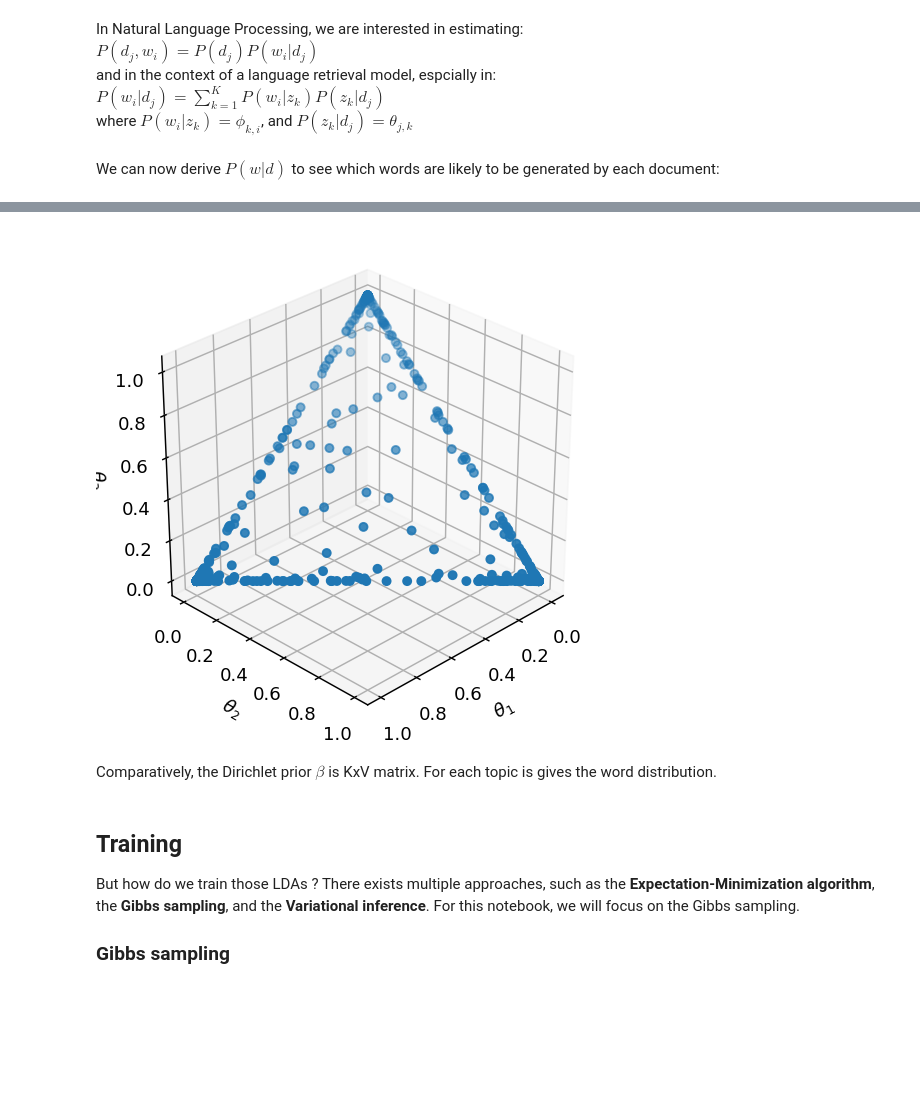
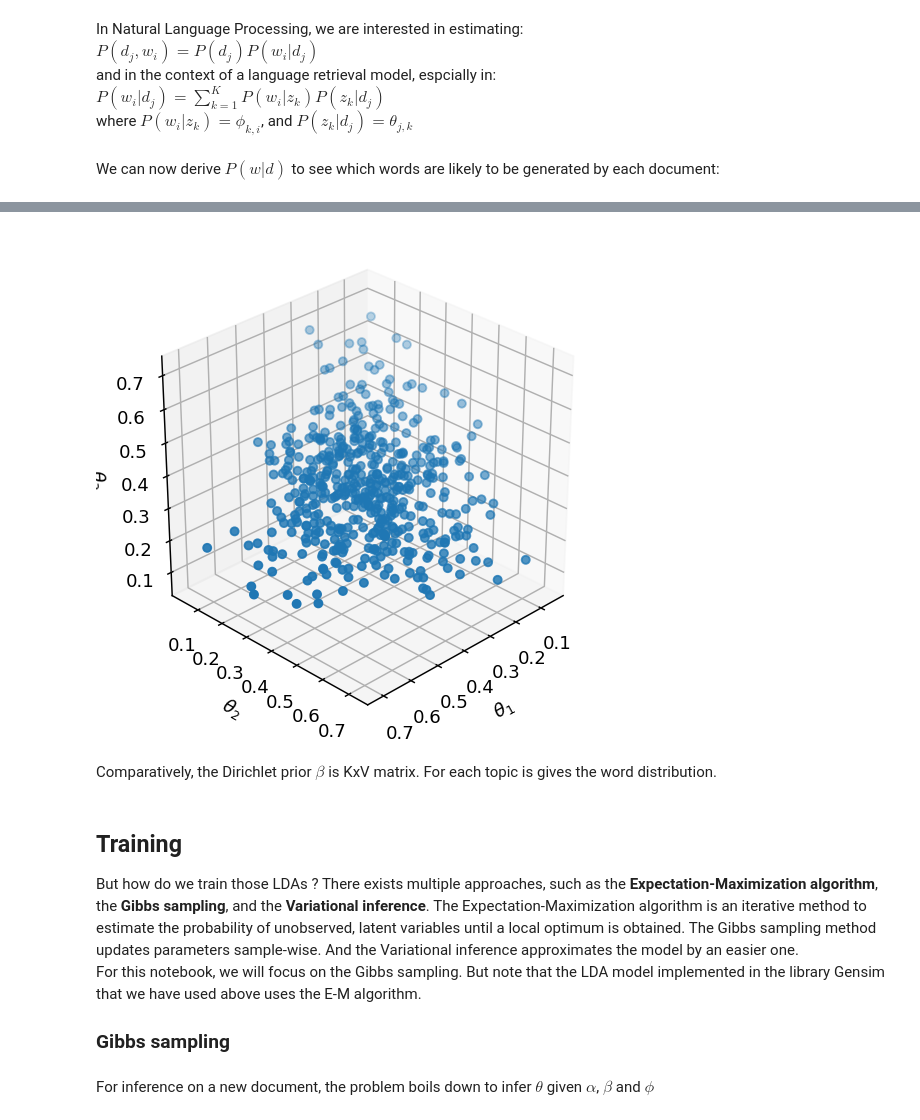
Before and after one commit to DamDRAIME/IR---Latent-Dirichlet-Allocation, a Jupyter notebook: Latent Dirichlet Allocation.ipynb, the cells around one changed output, grey strips where cells are left out. Cells and saved outputs as stored; diff of their text form; code cells hidden in the pictures; blank space fills up the shorter version.

Commit message:
more details on the Dirichlet priors + review

```diff
--- a/Latent Dirichlet Allocation.ipynb
+++ b/Latent Dirichlet Allocation.ipynb
@@ -53,6 +59,8 @@ Those topics are represented by a distribution of words. Let's have a look at th
 # %%
 from gensim.corpora.dictionary import Dictionary
 from gensim.models import LdaModel
+
+k = 2 #Parameter defining the number of topics we would like to discover
 
 corpus = [
              ['river','bank','river','stream','river','stream'], #Document 1
@@ -65,7 +73,7 @@ corpus = [
 vocabulary = Dictionary(corpus)
 corpus_bow = [vocabulary.doc2bow(document) for document in corpus]
 
-lda = LdaModel(corpus_bow, id2word = vocabulary, num_topics=2)
+lda = LdaModel(corpus_bow, id2word = vocabulary, num_topics = k)
 for topic_idx, desc in lda.print_topics():
     print('Topic #{} \n    \--> description: {}\n'.format(topic_idx, desc))
 # %% [output]
@@ -158,21 +176,24 @@ from mpl_toolkits.mplot3d import Axes3D
 # %%
 def dirichlet(alpha1,alpha2,alpha3):
     theta = np.random.dirichlet([alpha1,alpha2,alpha3],500)
     fig = plt.figure(figsize=(5, 5), dpi=130)
     ax = plt.gca(projection='3d')
     ax.scatter(theta[:, 0], theta[:, 1], theta[:, 2])
     ax.view_init(azim=45)
     ax.set_xlabel(r'$\theta_1$')
     ax.set_ylabel(r'$\theta_2$')
     ax.set_zlabel(r'$\theta_3$')
     plt.show()
 
-dirichlet(0.1,0.1,0.1) # Adjust the parameters here
+dirichlet(5,5,5) # Adjust the parameters here
 # %% [output]
-[figure, old version]
+[figure, new version]
 # %% [markdown]
 Comparatively, the Dirichlet prior $\beta$ is KxV matrix. For each topic is gives the word distribution.
 # %% [markdown]
 ## Training
-But how do we train those LDAs ? There exists multiple approaches, such as the **Expectation-Minimization algorithm**, the **Gibbs sampling**, and the **Variational inference**. For this notebook, we will focus on the Gibbs sampling.<br>
+But how do we train those LDAs ? There exists multiple approaches, such as the **Expectation-Maximization algorithm**, the **Gibbs sampling**, and the **Variational inference**. The Expectation-Maximization algorithm is an iterative method to estimate the probability of unobserved, latent variables until a local optimum is obtained. The Gibbs sampling method updates parameters sample-wise. And the Variational inference approximates the model by an easier one. <br>
+For this notebook, we will focus on the Gibbs sampling. But note that the LDA model implemented in the library Gensim that we have used above uses the E-M algorithm.<br>
 ### Gibbs sampling
+# %% [markdown]
+For inference on a new document, the problem boils down to infer $\theta$ given $\alpha$, $\beta$ and $\phi$
```
Also changed, not shown: parts of 13 cells of this notebook.
